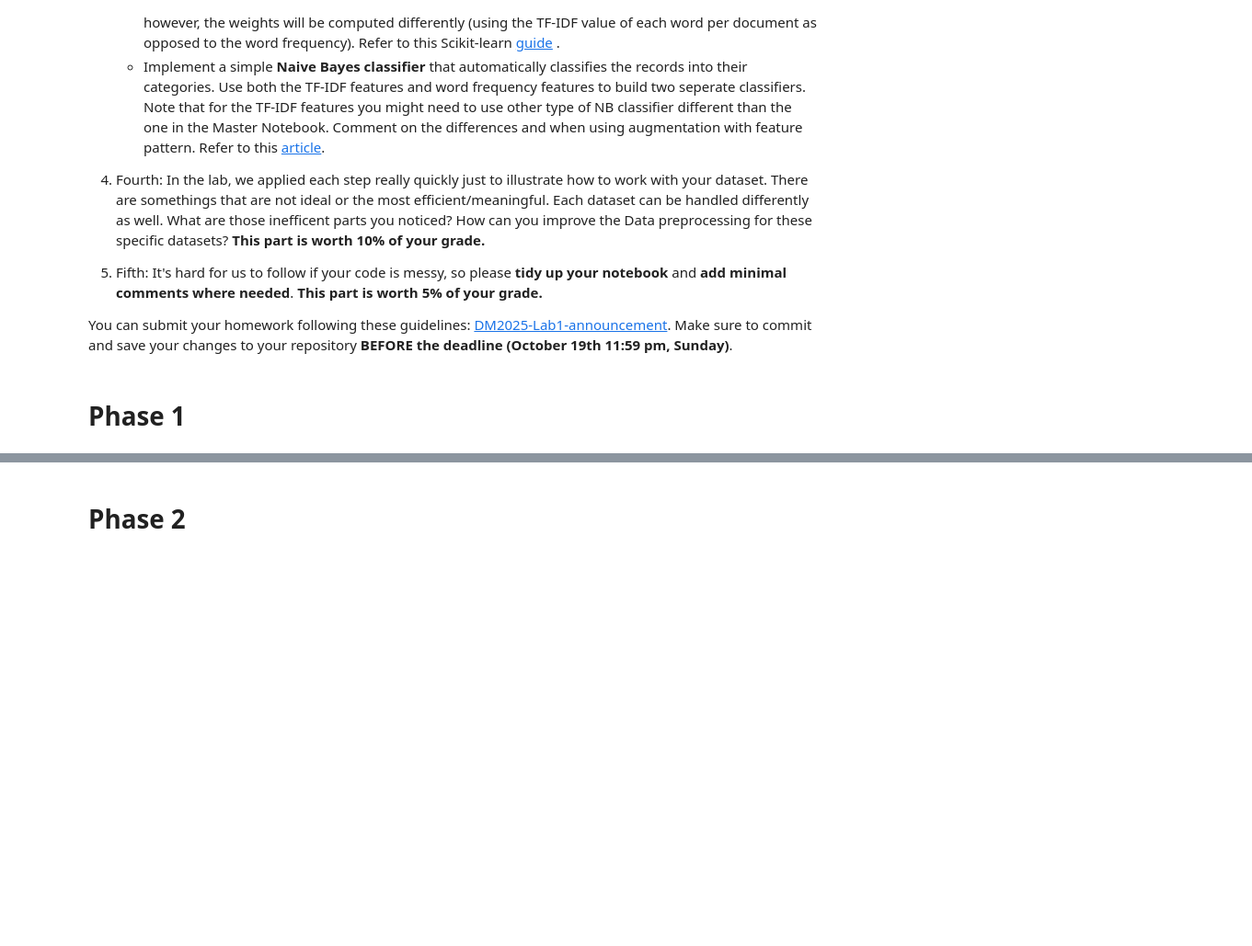
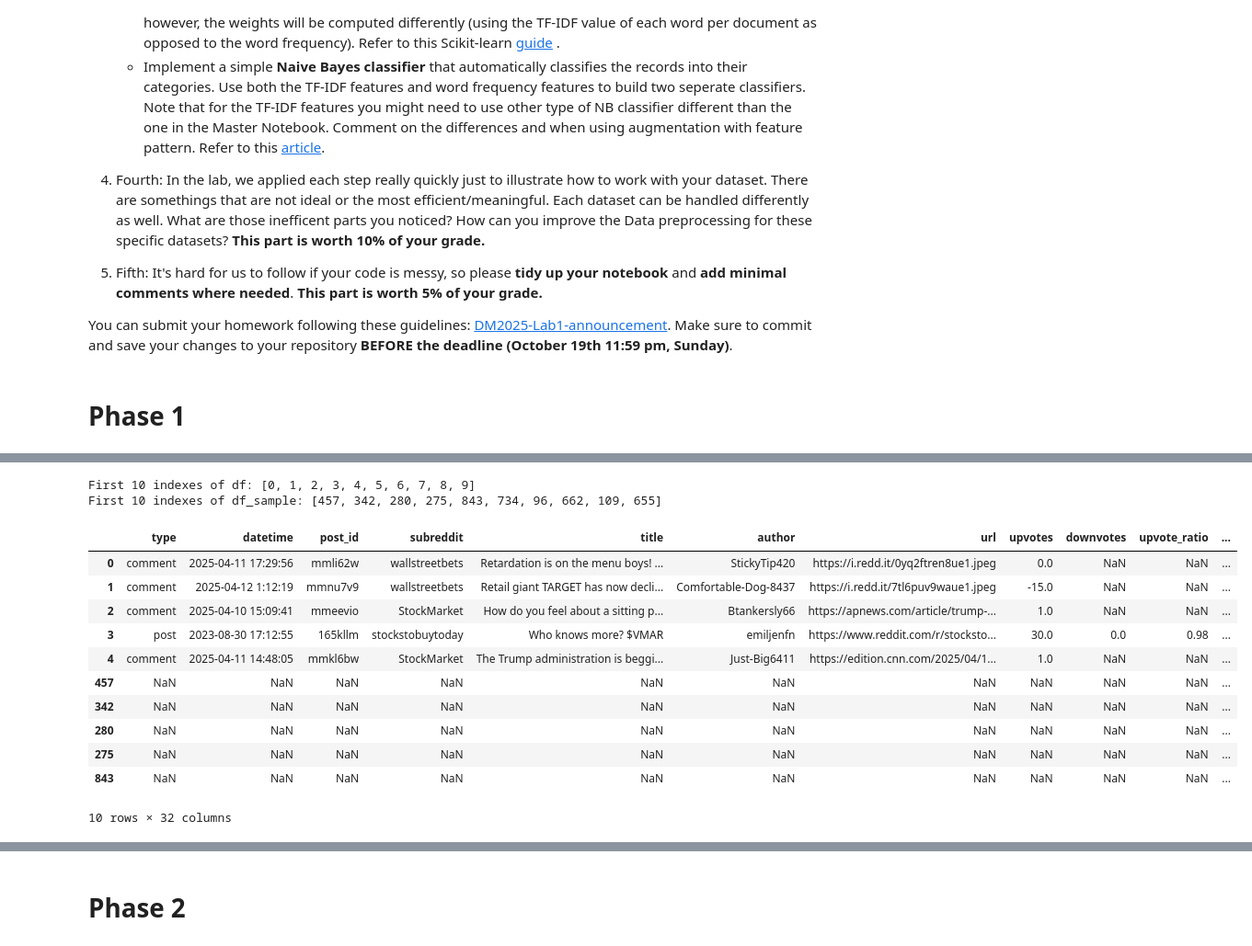
Before and after one commit to viajati/DM2025-Lab1-Exercise, a Jupyter notebook: DM2025-Lab1-Homework.ipynb, the cells around one changed output, grey strips where cells are left out. Shown: that part at 92% size. Saved outputs shown, nothing was run; the diff lists cells and outputs as text; code cells hidden in the pictures; blank space fills up the shorter version.

```diff
--- a/DM2025-Lab1-Homework.ipynb
+++ b/DM2025-Lab1-Homework.ipynb
@@ -62,0 +237,29 @@ You can submit your homework following these guidelines: [DM2025-Lab1-announceme
+# %%
+# If we compare the indexes directly:
+print("First 10 indexes of df:", df.index[:10].tolist())
+print("First 10 indexes of df_sample:", df_sample.index[:10].tolist())
+
+# We notice that df indexes are continuous,
+# but df_sample indexes are scattered.
+# %% [output]
+First 10 indexes of df: [0, 1, 2, 3, 4, 5, 6, 7, 8, 9]
+First 10 indexes of df_sample: [457, 342, 280, 275, 843, 734, 96, 662, 109, 655]
+# %%
+# Finally, if we look at them side-by-side using concat:
+pd.concat([df.head(5), df_sample.head(5)], axis=1)
+
+# We can see 5 rows of df on the left and 5 rows of df_sample
+# on the right, which makes the differences very clear.
+# %% [output]
+|  | type | datetime | post_id | subreddit | title | author | url | upvotes | downvotes | upvote_ratio | ... |
+| 0 | comment | 2025-04-11 17:29:56 | mmli62w | wallstreetbets | Retardation is on the menu boys! ... | StickyTip420 | https://i.redd.it/0yq2ftren8ue1.jpeg | 0.0 | NaN | NaN | ... |
+| 1 | comment | 2025-04-12 1:12:19 | mmnu7v9 | wallstreetbets | Retail giant TARGET has now decli... | Comfortable-Dog-8437 | https://i.redd.it/7tl6puv9waue1.jpeg | -15.0 | NaN | NaN | ... |
+| 2 | comment | 2025-04-10 15:09:41 | mmeevio | StockMarket | How do you feel about a sitting p... | Btankersly66 | https://apnews.com/article/trump-... | 1.0 | NaN | NaN | ... |
+| 3 | post | 2023-08-30 17:12:55 | 165kllm | stockstobuytoday | Who knows more? $VMAR | emiljenfn | https://www.reddit.com/r/stocksto... | 30.0 | 0.0 | 0.98 | ... |
+| 4 | comment | 2025-04-11 14:48:05 | mmkl6bw | StockMarket | The Trump administration is beggi... | Just-Big6411 | https://edition.cnn.com/2025/04/1... | 1.0 | NaN | NaN | ... |
+| 457 | NaN | NaN | NaN | NaN | NaN | NaN | NaN | NaN | NaN | NaN | ... |
+| 342 | NaN | NaN | NaN | NaN | NaN | NaN | NaN | NaN | NaN | NaN | ... |
+| 280 | NaN | NaN | NaN | NaN | NaN | NaN | NaN | NaN | NaN | NaN | ... |
+| 275 | NaN | NaN | NaN | NaN | NaN | NaN | NaN | NaN | NaN | NaN | ... |
+| 843 | NaN | NaN | NaN | NaN | NaN | NaN | NaN | NaN | NaN | NaN | ... |
+10 rows × 32 columns
```
Also changed, not shown: parts of 19 cells of this notebook.
